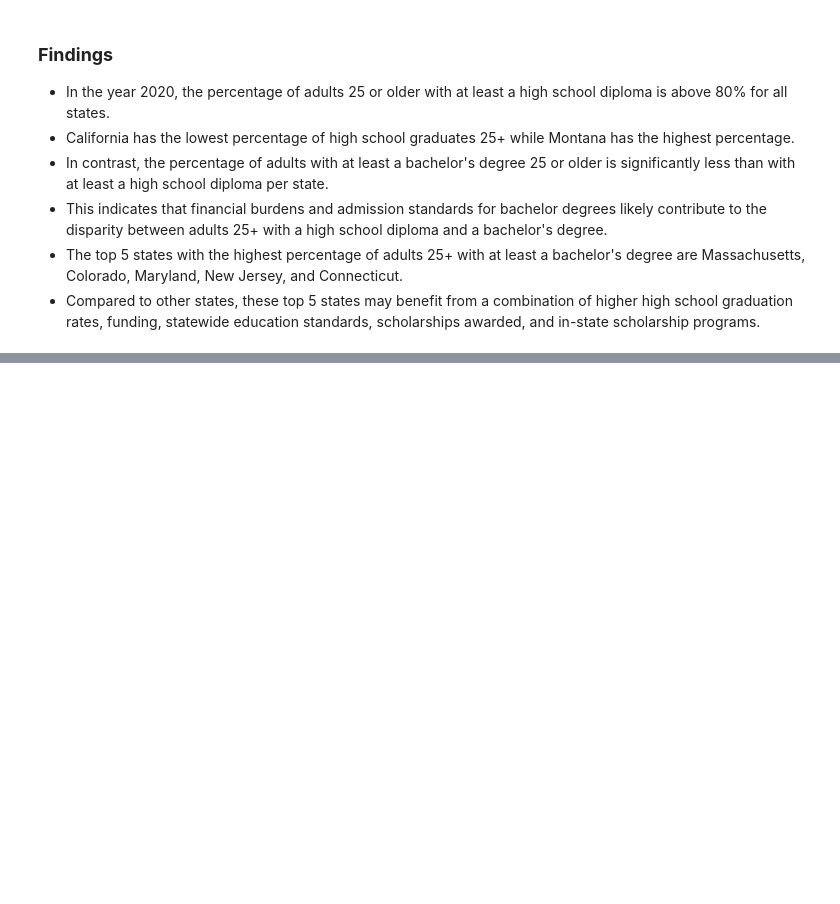
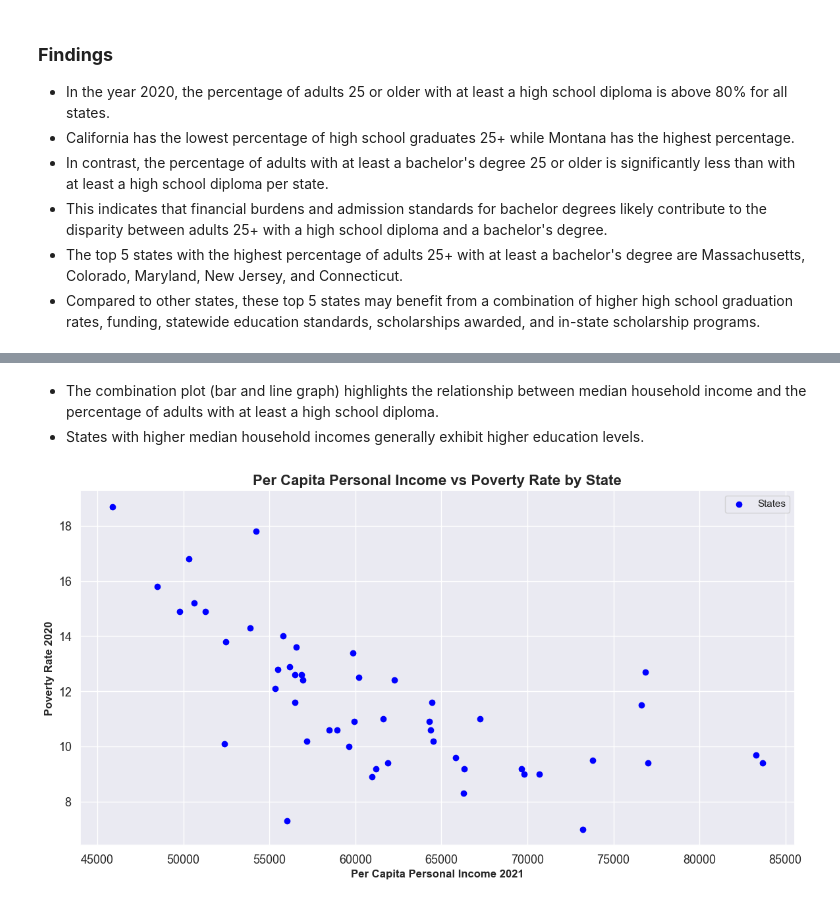
Before and after one commit to Tyler-KD/entering-the-us-market, a Jupyter notebook: entering_the_us_market.ipynb, the cells around one changed output, grey strips where cells are left out. Saved outputs shown, nothing was run; the diff lists cells and outputs as text; code cells hidden in the pictures; blank space fills up the shorter version.

```diff
--- a/entering_the_us_market.ipynb
+++ b/entering_the_us_market.ipynb
@@ -288,0 +325,18 @@ plt.show()
+# %% [markdown]
+* The combination plot (bar and line graph) highlights the relationship between median household income and the percentage of adults with at least a high school diploma.
+* States with higher median household incomes generally exhibit higher education levels.
+# %%
+# Measure the economic disparity by plotting per capita personal income against the poverty rate for each state. Use a scatter plot for this analysis
+# Plot a scatter plot for per capita personal income against the poverty rate for each state
+plt.figure(figsize=(14, 7))
+plt.scatter(df["Per Capita Personal Income 2021"], df["Poverty Rate 2020"], color="blue", label="States")
+plt.title("Per Capita Personal Income vs Poverty Rate by State", fontsize = 16, fontweight = "bold")
+plt.xlabel("Per Capita Personal Income 2021", fontweight = "bold")
+plt.ylabel("Poverty Rate 2020", fontweight = "bold")
+plt.xticks(fontsize = 13)
+plt.yticks(fontsize = 13)
+plt.grid(True)
+plt.legend()
+plt.show()
+# %% [output]
+[figure, added]
```
Also changed, not shown: parts of 14 cells of this notebook.
